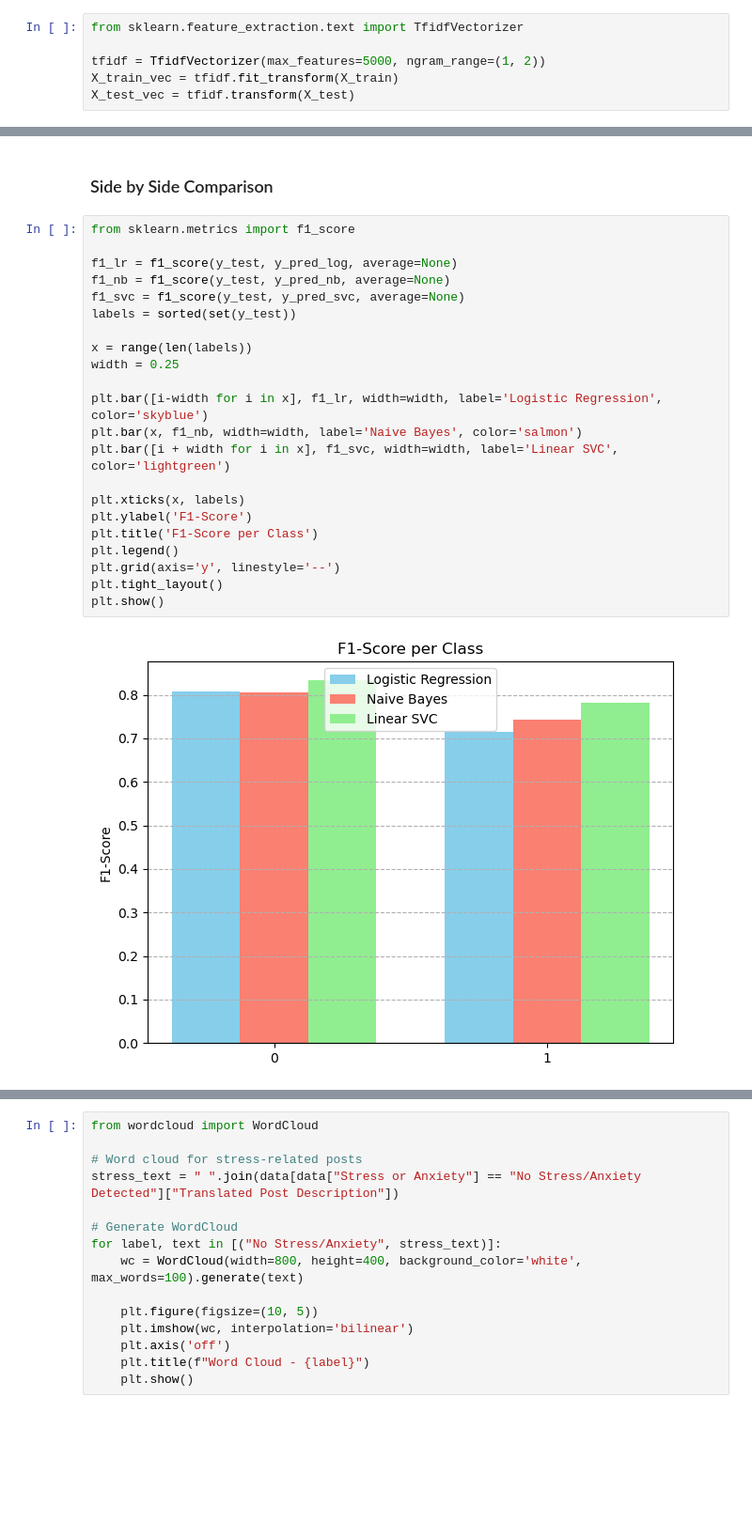
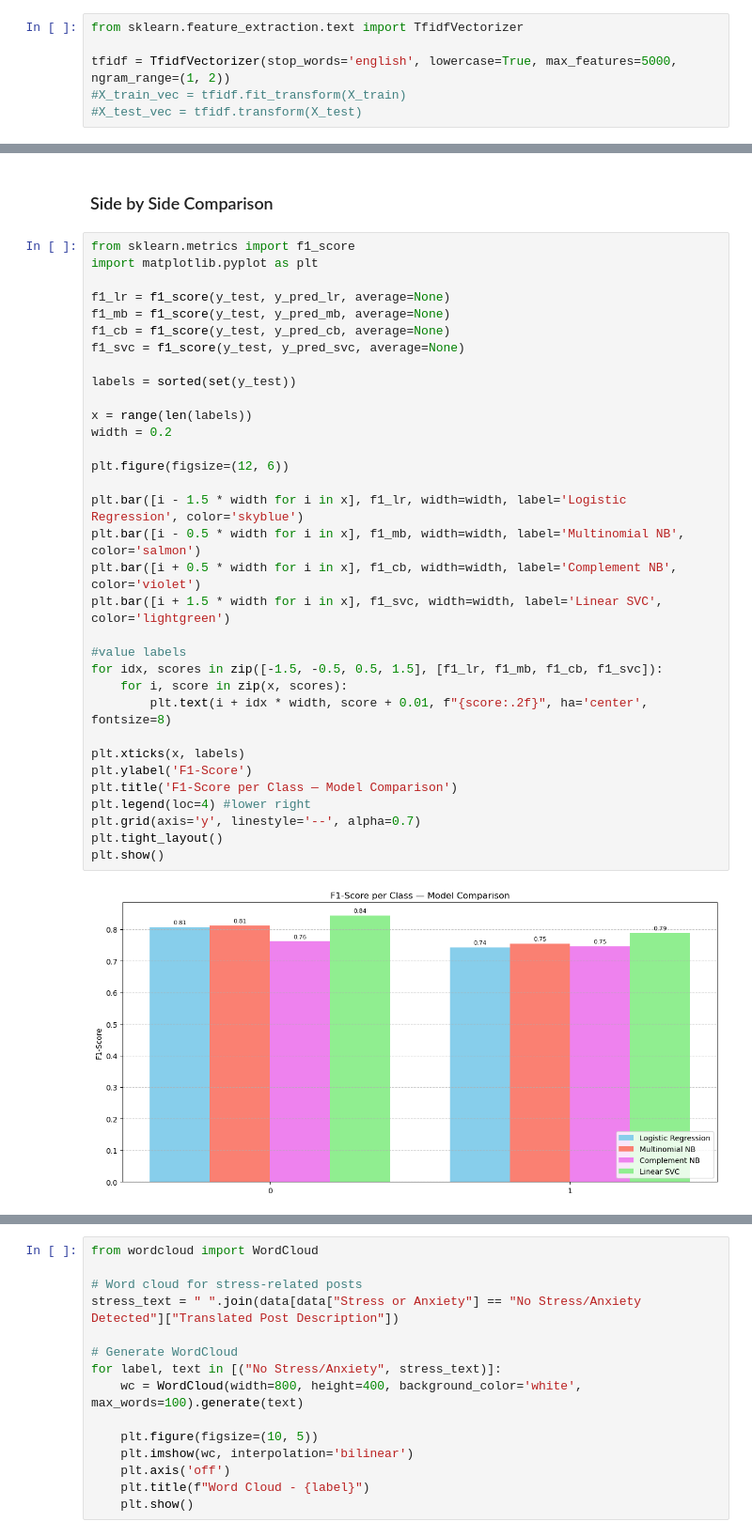
Before and after one commit to ayeshaukaye/MonkeypoxAnalysis, a Jupyter notebook: Monkeypox Tweets Analysis.ipynb, the cells around one changed output, grey strips where cells are left out. Shown at 94% size. Cells and saved outputs as stored; diff of their text form; blank space fills up the shorter version.

```diff
--- a/Monkeypox Tweets Analysis.ipynb
+++ b/Monkeypox Tweets Analysis.ipynb
@@ -156,6 +146,6 @@ X_train, X_test, y_train, y_test = train_test_split(data["Cleaned Post Descripti
 # %%
 from sklearn.feature_extraction.text import TfidfVectorizer
 
-tfidf = TfidfVectorizer(max_features=5000, ngram_range=(1, 2))
-X_train_vec = tfidf.fit_transform(X_train)
-X_test_vec = tfidf.transform(X_test)
+tfidf = TfidfVectorizer(stop_words='english', lowercase=True, max_features=5000, ngram_range=(1, 2))
+#X_train_vec = tfidf.fit_transform(X_train)
+#X_test_vec = tfidf.transform(X_test)
@@ -318,29 +280,40 @@ No Stress/Anxiety Detected       0.81      0.87      0.83        67
 # %% [markdown]
 ### Side by Side Comparison
-# %%
-from sklearn.metrics import f1_score
-
-f1_lr = f1_score(y_test, y_pred_log, average=None)
-f1_nb = f1_score(y_test, y_pred_nb, average=None)
-f1_svc = f1_score(y_test, y_pred_svc, average=None)
-labels = sorted(set(y_test))
-
-x = range(len(labels))
-width = 0.25
-
-plt.bar([i-width for i in x], f1_lr, width=width, label='Logistic Regression', color='skyblue')
-plt.bar(x, f1_nb, width=width, label='Naive Bayes', color='salmon')
-plt.bar([i + width for i in x], f1_svc, width=width, label='Linear SVC', color='lightgreen')
-
-plt.xticks(x, labels)
-plt.ylabel('F1-Score')
-plt.title('F1-Score per Class')
-plt.legend()
-plt.grid(axis='y', linestyle='--')
-plt.tight_layout()
-plt.show()
-# %% [output]
-[figure, removed]
+# %%
+from sklearn.metrics import f1_score
+import matplotlib.pyplot as plt
+
+f1_lr = f1_score(y_test, y_pred_lr, average=None)
+f1_mb = f1_score(y_test, y_pred_mb, average=None)
+f1_cb = f1_score(y_test, y_pred_cb, average=None)
+f1_svc = f1_score(y_test, y_pred_svc, average=None)
+
+labels = sorted(set(y_test))
+
+x = range(len(labels))
+width = 0.2
+
+plt.figure(figsize=(12, 6))
+
+plt.bar([i - 1.5 * width for i in x], f1_lr, width=width, label='Logistic Regression', color='skyblue')
+plt.bar([i - 0.5 * width for i in x], f1_mb, width=width, label='Multinomial NB', color='salmon')
+plt.bar([i + 0.5 * width for i in x], f1_cb, width=width, label='Complement NB', color='violet')
+plt.bar([i + 1.5 * width for i in x], f1_svc, width=width, label='Linear SVC', color='lightgreen')
+
+#value labels
+for idx, scores in zip([-1.5, -0.5, 0.5, 1.5], [f1_lr, f1_mb, f1_cb, f1_svc]):
+    for i, score in zip(x, scores):
+        plt.text(i + idx * width, score + 0.01, f"{score:.2f}", ha='center', fontsize=8)
+
+plt.xticks(x, labels)
+plt.ylabel('F1-Score')
+plt.title('F1-Score per Class — Model Comparison')
+plt.legend(loc=4) #lower right
+plt.grid(axis='y', linestyle='--', alpha=0.7)
+plt.tight_layout()
+plt.show()
+# %% [output]
+[figure, added]
 # %%
 from sklearn.metrics import ConfusionMatrixDisplay
 import matplotlib.pyplot as plt
```
Also changed, not shown: parts of 43 cells of this notebook.
